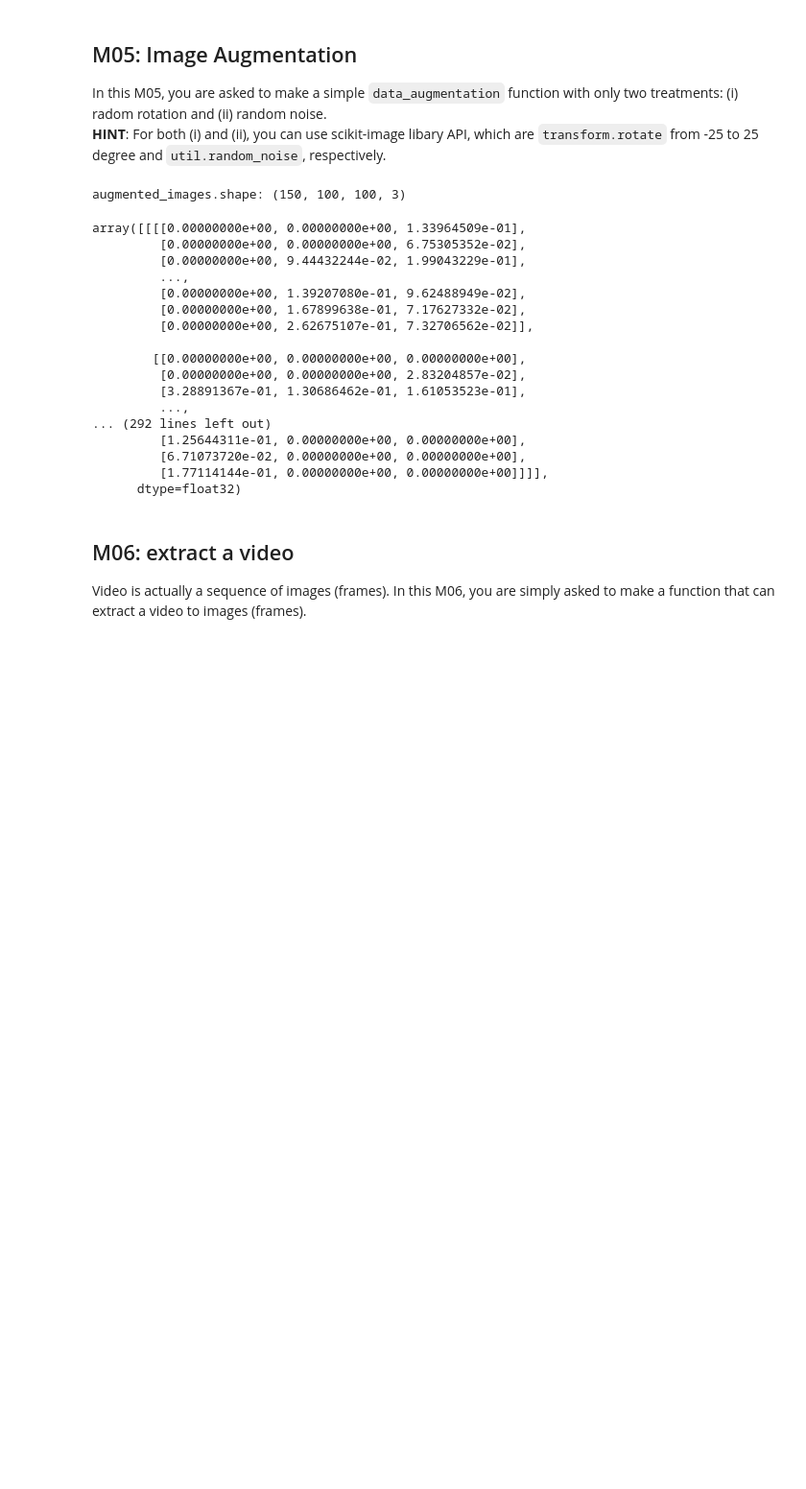
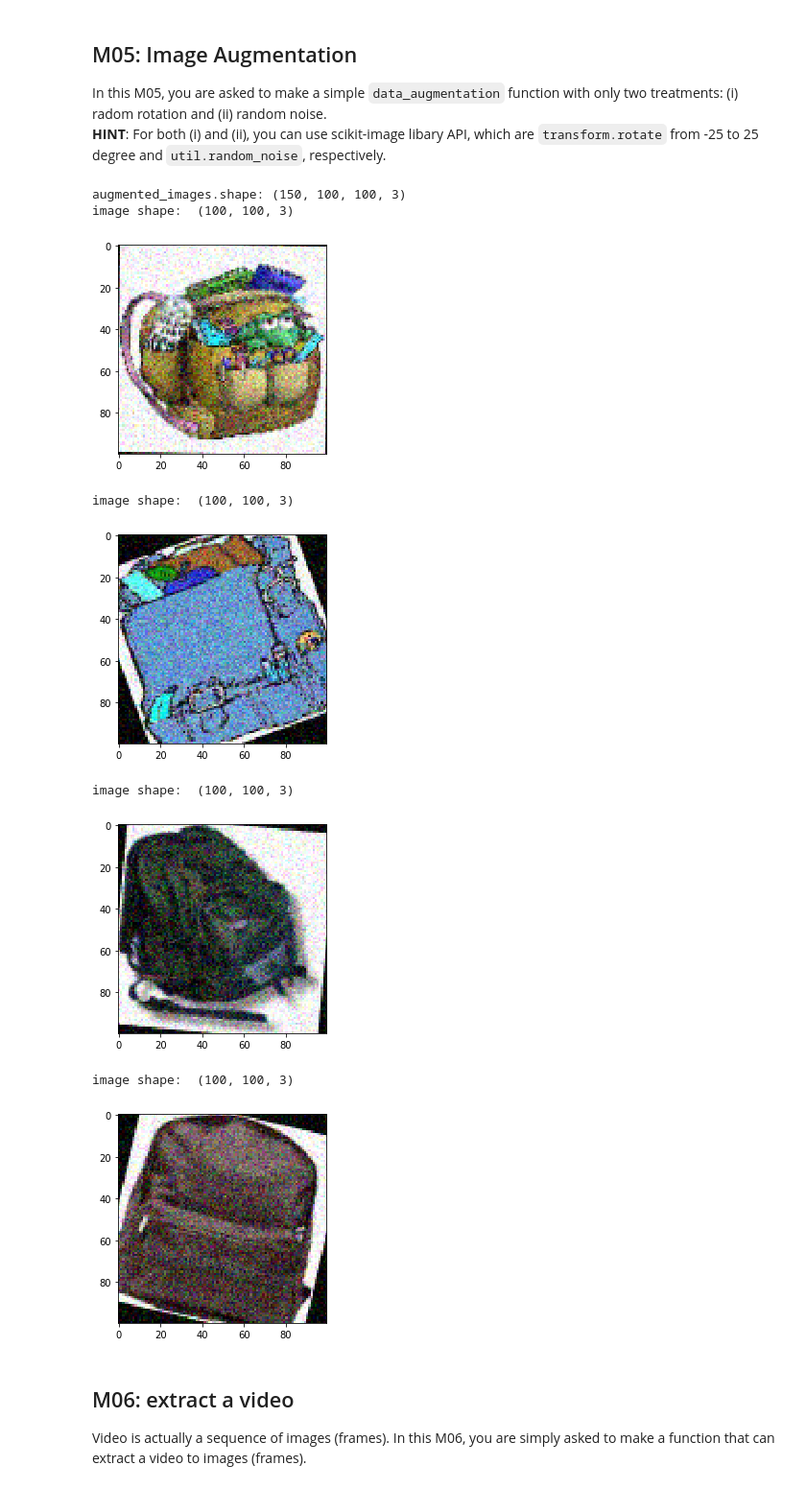
Before and after one commit to Kumaken/data-science-and-data-mining, a Jupyter notebook: Hands-ons/W4/H4/W04_13517068_Abel_Stanley.ipynb, the cells around one changed output. Shown at 96% size. Saved outputs shown, nothing was run; the diff lists cells and outputs as text; code cells hidden in the pictures; blank space fills up the shorter version.

```diff
--- a/Hands-ons/W4/H4/W04_13517068_Abel_Stanley.ipynb
+++ b/Hands-ons/W4/H4/W04_13517068_Abel_Stanley.ipynb
@@ -256,52 +267,47 @@ In this M05, you are asked to make a simple `data_augmentation` function with on
 # %%
 import random
 import skimage.transform # need to explicitly import the desired module because skimage uses lazy loading
 
 def image_augmentation(input):
     '''
     parameter:
     a. input: "prepocessed_images" variable from
               the result of "apply_zeropadding" function.
 
     return:
     a. augmented_images: 4D numpy array with the size of
                          (150,  desired_height, desired_width, 3),
                          where each image is already randomly applied
                          by the transformation: (i) random rotation
                          & (ii) random noise.
 
     task:
     a. After finishing this function, use the function and show first-four
        "augmented_images".
     '''
-    augmented_images = np.zeros(shape=(input.shape[0], input.shape[1], input.shape[2], 3), dtype=np.float32)
+    imgs_augmented = np.zeros(shape=(input.shape[0], input.shape[1], input.shape[2], 3), dtype=np.float32)
     for i in range(input.shape[0]):
-        random_degree = random.uniform(-25,25)
-        augmented_images[i] = sk.util.random_noise(sk.transform.rotate(input[i], random_degree))
+        random_rotation_degree = random.uniform(-25,25)
+        imgs_augmented[i] = sk.util.random_noise(sk.transform.rotate(input[i], random_rotation_degree))
 
-    print("augmented_images.shape:", augmented_images.shape)
-    return augmented_images
+    print("augmented_images.shape:", imgs_augmented.shape)
+    return imgs_augmented
 
-image_augmentation(img_padded)
+imgs_augmented = image_augmentation(img_padded)
+show_image(imgs_augmented[0])
+show_image(imgs_augmented[1])
+show_image(imgs_augmented[2])
+show_image(imgs_augmented[3])
 # %% [output]
 augmented_images.shape: (150, 100, 100, 3)
+image shape:  (100, 100, 3)
+[figure, added]
-array([[[[0.00000000e+00, 0.00000000e+00, 1.33964509e-01],
-         [0.00000000e+00, 0.00000000e+00, 6.75305352e-02],
-         [0.00000000e+00, 9.44432244e-02, 1.99043229e-01],
-         ...,
-         [0.00000000e+00, 1.39207080e-01, 9.62488949e-02],
-         [0.00000000e+00, 1.67899638e-01, 7.17627332e-02],
-         [0.00000000e+00, 2.62675107e-01, 7.32706562e-02]],
-
-        [[0.00000000e+00, 0.00000000e+00, 0.00000000e+00],
-         [0.00000000e+00, 0.00000000e+00, 2.83204857e-02],
-         [3.28891367e-01, 1.30686462e-01, 1.61053523e-01],
-         ...,
-... (292 lines left out)
-         [1.25644311e-01, 0.00000000e+00, 0.00000000e+00],
-         [6.71073720e-02, 0.00000000e+00, 0.00000000e+00],
-         [1.77114144e-01, 0.00000000e+00, 0.00000000e+00]]]],
-      dtype=float32)
+image shape:  (100, 100, 3)
+[figure, added]
+image shape:  (100, 100, 3)
+[figure, added]
+image shape:  (100, 100, 3)
+[figure, added]
 # %% [markdown]
 ## M06: extract a video
 Video is actually a sequence of images (frames). In this M06, you are simply asked to make a function that can extract a video to images (frames).
```
Also changed, not shown: parts of 5 cells of this notebook.
